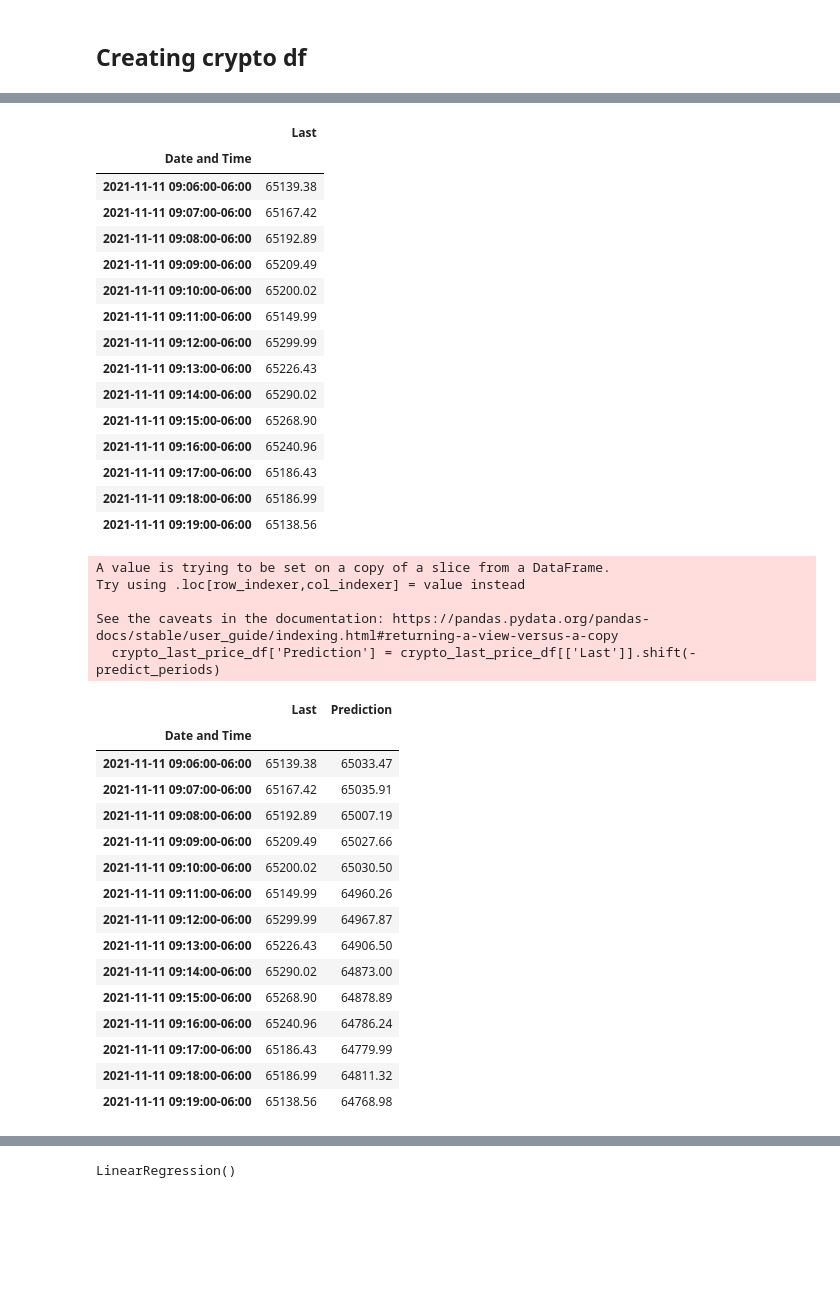
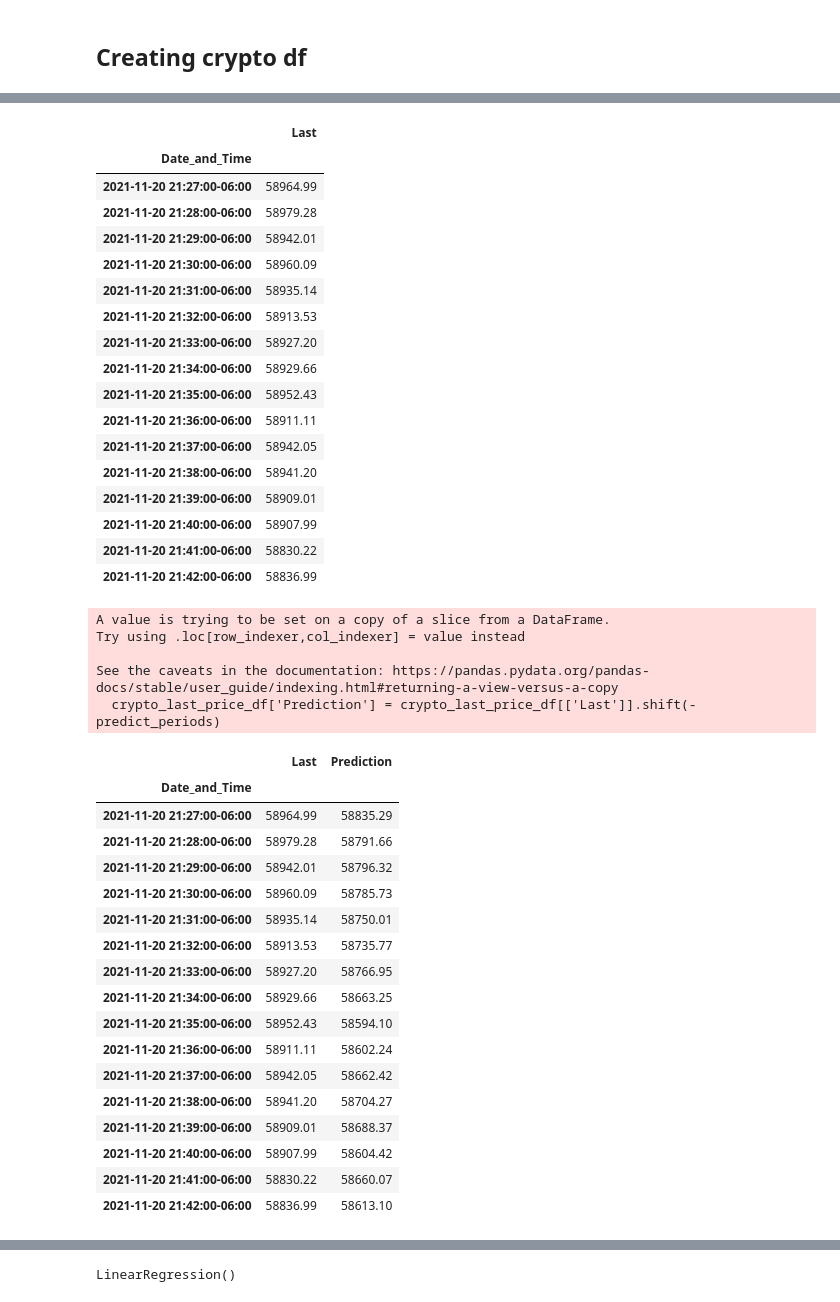
Before and after one commit to coldstrel/bitcoin_final, a Jupyter notebook: Team_4_Crypto_Bot.ipynb, the cells around one changed output, grey strips where cells are left out. Drawn from its saved outputs; the diff is of its cells as text; code cells hidden in the pictures; blank space fills up the shorter version.

```diff
--- a/Team_4_Crypto_Bot.ipynb
+++ b/Team_4_Crypto_Bot.ipynb
@@ -36,12 +40,12 @@ def get_crypto_data(crypto, interval, lookback):
    # show only first 5 columns
     Crypto_df = Crypto_df.iloc[:,:6]
     #naming columns
-    Crypto_df.columns = ['Date and Time','Open', 'High', 'Low','Last','Volume']
+    Crypto_df.columns = ['Date_and_Time','Open', 'High', 'Low','Last','Volume']
     # from the complete data, set index to date
 #     Crypto_df = Crypto_df.\
 #     set_index(pd.DatetimeIndex(Crypto_df['Date'].values))
 #     Crypto_df.tail()
-    Crypto_df = Crypto_df.set_index('Date and Time')
+    Crypto_df = Crypto_df.set_index('Date_and_Time')
     Crypto_df.index = pd.to_datetime(Crypto_df.index, unit='ms')
 #     Crypto_df.tz_localize('UTC').tz_convert('Mexico/General')
 
@@ -52,6 +56,6 @@ def get_crypto_data(crypto, interval, lookback):
 # %% [markdown]
 ## Creating crypto df
 # %%
-crypto_df= get_crypto_data('BTCUSDT','1m','1 week').tz_localize('UTC').tz_convert('Mexico/General')
+crypto_df= get_crypto_data('BTCUSDT','1m','1 day').tz_localize('UTC').tz_convert('Mexico/General')
 crypto_df.shape
 # %% [output]
@@ -86,27 +99,29 @@ plt.show()
 # %%
 # showing only BTC price
 crypto_last_price_df = crypto_df[['Last']]
-crypto_last_price_df.head(14)
+crypto_last_price_df.head(16)
 # %% [output]
 |  | Last |
-| Date and Time |  |
-| 2021-11-11 09:06:00-06:00 | 65139.38 |
-| 2021-11-11 09:07:00-06:00 | 65167.42 |
-| 2021-11-11 09:08:00-06:00 | 65192.89 |
-| 2021-11-11 09:09:00-06:00 | 65209.49 |
-| 2021-11-11 09:10:00-06:00 | 65200.02 |
-| 2021-11-11 09:11:00-06:00 | 65149.99 |
-| 2021-11-11 09:12:00-06:00 | 65299.99 |
-| 2021-11-11 09:13:00-06:00 | 65226.43 |
-| 2021-11-11 09:14:00-06:00 | 65290.02 |
-| 2021-11-11 09:15:00-06:00 | 65268.90 |
-| 2021-11-11 09:16:00-06:00 | 65240.96 |
-| 2021-11-11 09:17:00-06:00 | 65186.43 |
-| 2021-11-11 09:18:00-06:00 | 65186.99 |
-| 2021-11-11 09:19:00-06:00 | 65138.56 |
+| Date_and_Time |  |
+| 2021-11-20 21:27:00-06:00 | 58964.99 |
+| 2021-11-20 21:28:00-06:00 | 58979.28 |
+| 2021-11-20 21:29:00-06:00 | 58942.01 |
+| 2021-11-20 21:30:00-06:00 | 58960.09 |
+| 2021-11-20 21:31:00-06:00 | 58935.14 |
+| 2021-11-20 21:32:00-06:00 | 58913.53 |
+| 2021-11-20 21:33:00-06:00 | 58927.20 |
+| 2021-11-20 21:34:00-06:00 | 58929.66 |
+| 2021-11-20 21:35:00-06:00 | 58952.43 |
+| 2021-11-20 21:36:00-06:00 | 58911.11 |
+| 2021-11-20 21:37:00-06:00 | 58942.05 |
+| 2021-11-20 21:38:00-06:00 | 58941.20 |
+| 2021-11-20 21:39:00-06:00 | 58909.01 |
+| 2021-11-20 21:40:00-06:00 | 58907.99 |
+| 2021-11-20 21:41:00-06:00 | 58830.22 |
+| 2021-11-20 21:42:00-06:00 | 58836.99 |
 # %%
 #  variable for predicting x number of periods into the future
-predict_periods = 14 #numer of periods, then change this info to function
+predict_periods = 16 #numer of periods, then change this info to function
 
 # create another column shifted n units up
 crypto_last_price_df['Prediction'] = crypto_last_price_df[['Last']].shift(-predict_periods)
@@ -118,23 +133,25 @@ See the caveats in the documentation: https://pandas.pydata.org/pandas-docs/stab
   crypto_last_price_df['Prediction'] = crypto_last_price_df[['Last']].shift(-predict_periods)
 # %%
 # show df with new column
-crypto_last_price_df.head(14)
+crypto_last_price_df.head(16)
 # %% [output]
 |  | Last | Prediction |
-| Date and Time |  |  |
-| 2021-11-11 09:06:00-06:00 | 65139.38 | 65033.47 |
-| 2021-11-11 09:07:00-06:00 | 65167.42 | 65035.91 |
-| 2021-11-11 09:08:00-06:00 | 65192.89 | 65007.19 |
-| 2021-11-11 09:09:00-06:00 | 65209.49 | 65027.66 |
-| 2021-11-11 09:10:00-06:00 | 65200.02 | 65030.50 |
-| 2021-11-11 09:11:00-06:00 | 65149.99 | 64960.26 |
-| 2021-11-11 09:12:00-06:00 | 65299.99 | 64967.87 |
-| 2021-11-11 09:13:00-06:00 | 65226.43 | 64906.50 |
-| 2021-11-11 09:14:00-06:00 | 65290.02 | 64873.00 |
-| 2021-11-11 09:15:00-06:00 | 65268.90 | 64878.89 |
-| 2021-11-11 09:16:00-06:00 | 65240.96 | 64786.24 |
-| 2021-11-11 09:17:00-06:00 | 65186.43 | 64779.99 |
-| 2021-11-11 09:18:00-06:00 | 65186.99 | 64811.32 |
-| 2021-11-11 09:19:00-06:00 | 65138.56 | 64768.98 |
+| Date_and_Time |  |  |
+| 2021-11-20 21:27:00-06:00 | 58964.99 | 58835.29 |
+| 2021-11-20 21:28:00-06:00 | 58979.28 | 58791.66 |
+| 2021-11-20 21:29:00-06:00 | 58942.01 | 58796.32 |
+| 2021-11-20 21:30:00-06:00 | 58960.09 | 58785.73 |
+| 2021-11-20 21:31:00-06:00 | 58935.14 | 58750.01 |
+| 2021-11-20 21:32:00-06:00 | 58913.53 | 58735.77 |
+| 2021-11-20 21:33:00-06:00 | 58927.20 | 58766.95 |
+| 2021-11-20 21:34:00-06:00 | 58929.66 | 58663.25 |
+| 2021-11-20 21:35:00-06:00 | 58952.43 | 58594.10 |
+| 2021-11-20 21:36:00-06:00 | 58911.11 | 58602.24 |
+| 2021-11-20 21:37:00-06:00 | 58942.05 | 58662.42 |
+| 2021-11-20 21:38:00-06:00 | 58941.20 | 58704.27 |
+| 2021-11-20 21:39:00-06:00 | 58909.01 | 58688.37 |
+| 2021-11-20 21:40:00-06:00 | 58907.99 | 58604.42 |
+| 2021-11-20 21:41:00-06:00 | 58830.22 | 58660.07 |
+| 2021-11-20 21:42:00-06:00 | 58836.99 | 58613.10 |
 # %%
 # show last 15 rows of new dataset
```
Also changed, not shown: parts of 57 cells of this notebook.
